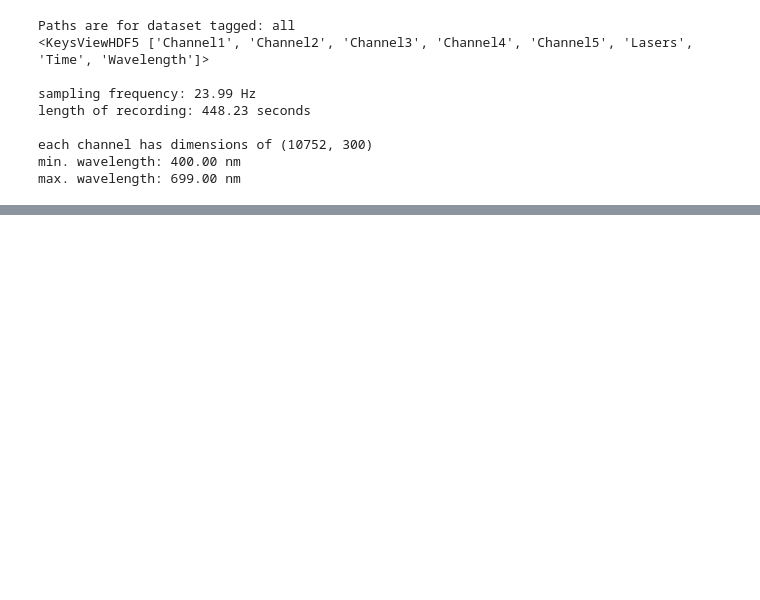
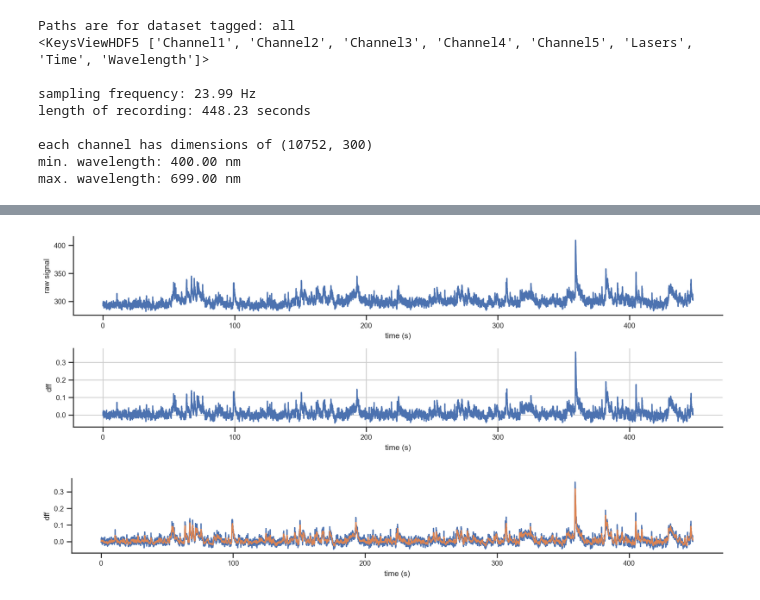
Before and after one commit to AllenInstitute/sourcesep, a Jupyter notebook: notebooks/22_nmf_implement.ipynb, the cells around one changed output, grey strips where cells are left out. Cells and saved outputs as stored; diff of their text form; code cells hidden in the pictures; blank space fills up the shorter version.

```diff
--- a/notebooks/22_nmf_implement.ipynb
+++ b/notebooks/22_nmf_implement.ipynb
@@ -206,0 +66,28 @@ nd_ = W.T @ W @ H
+# %%
+# an example with dff from aind ophys utils
+from aind_ophys_utils.dff import dff
+dff_signal, _, signal_sd = dff(xj[2][:,150], fs=23.99, long_window=20., short_window=2., inactive_percentile=5)
+f, ax = plt.subplots(2,1,figsize=(12,4))
+ax[0].plot(t, xj[2][:,150])
+ax[1].plot(t, dff_signal)
+ax[1].grid(visible=True)
+ax[0].set(xlabel='time (s)', ylabel='raw signal')
+ax[1].set(xlabel='time (s)', ylabel='dff')
+plt.tight_layout()
+plt.show()
+
+
+# smooth the df/f signal with a gaussian filter
+from scipy.ndimage import gaussian_filter1d
+dff_signal_smooth = gaussian_filter1d(dff_signal, sigma=3)
+dff_signal_smooth = dff_signal_smooth[::-1]
+
+f, ax = plt.subplots(1,1,figsize=(12,2))
+ax.plot(t, dff_signal)
+ax.plot(t, dff_signal_smooth[::-1])
+ax.set(xlabel='time (s)', ylabel='dff')
+plt.tight_layout()
+plt.show()
+# %% [output]
+[figure, added]
+[figure, added]
```
Also changed, not shown: parts of 29 cells of this notebook, 3 other files.
